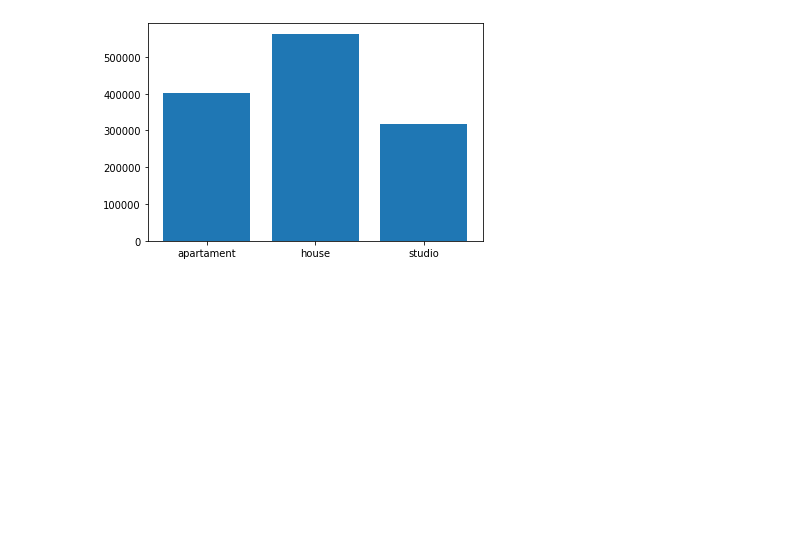
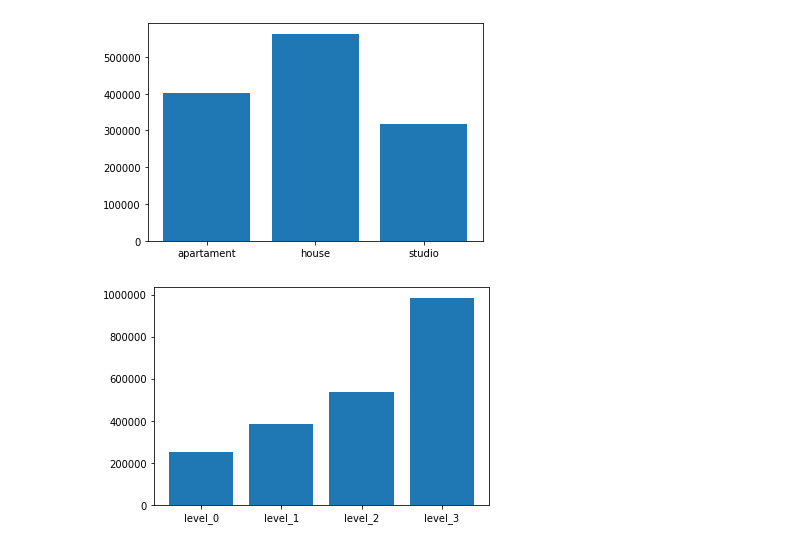
Before and after one commit to RaviCampos/python, a Jupyter notebook: try_ds/try_ds_notebook.ipynb, the cells around one changed output. Cells and saved outputs as stored; diff of their text form; code cells hidden in the pictures; blank space fills up the shorter version.

```diff
--- a/try_ds/try_ds_notebook.ipynb
+++ b/try_ds/try_ds_notebook.ipynb
@@ -67,3 +68,27 @@ plt.bar(price_by_dor["dormiroy_type"], price_by_dor["price"])
 # %% [output]
 <BarContainer object of 3 artists>
 [figure]
+# %%
+data["level"] = "NA"
+# %%
+# give a price level
+
+for i in range(len(data)):
+    if data.loc[i, 'price'] < 321950:
+        data.loc[i, 'level'] = 'level_0'
+    elif data.loc[i, 'price'] < 450000:
+        data.loc[i, 'level'] = 'level_1'
+    elif data.loc[i, 'price'] < 645000:
+        data.loc[i, 'level'] = 'level_2'
+    else:
+        data.loc[i, 'level'] = 'level_3'
+# %%
+# mean price by level
+
+# group by level
+
+price_by_level = data[["price", "level"]].groupby("level").mean().reset_index()
+plt.bar(price_by_level["level"], price_by_level["price"])
+plt.ticklabel_format(style='plain', axis="y")
+# %% [output]
+[figure, added]
```
Also changed, not shown: parts of 8 cells of this notebook.
